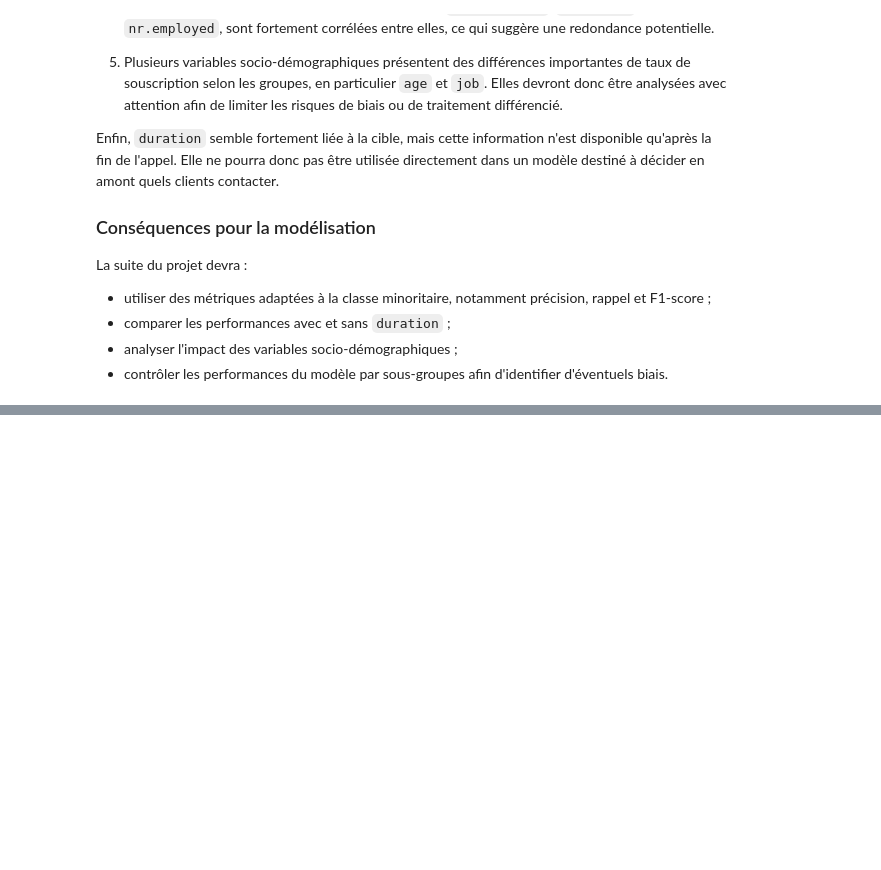
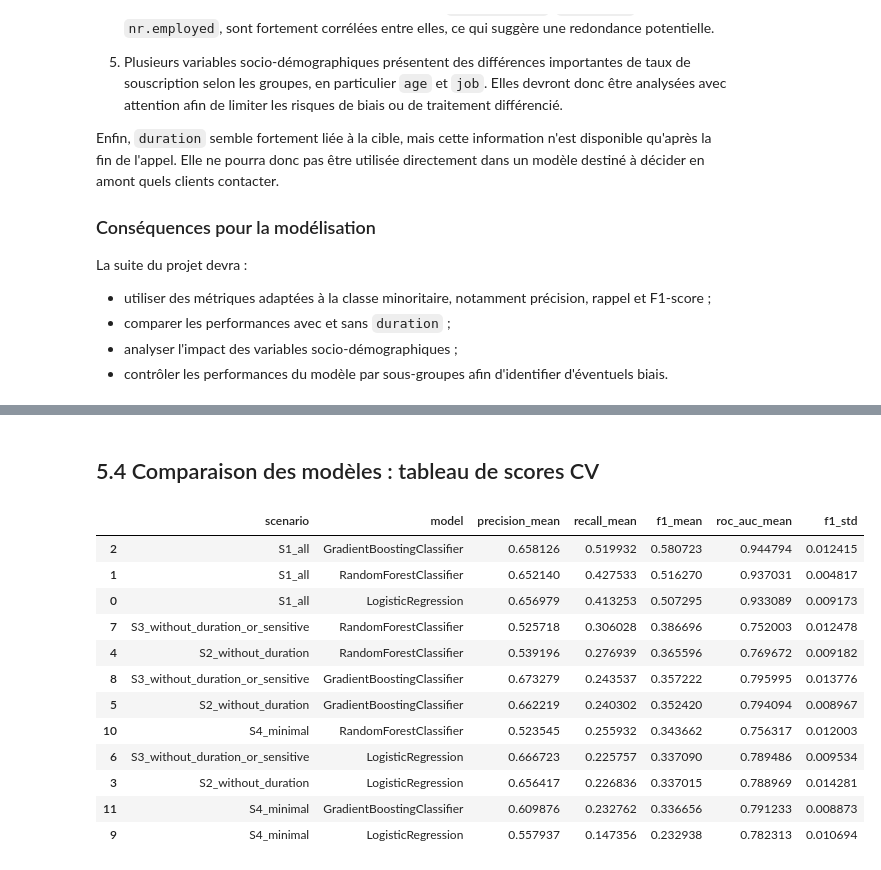
Before and after one commit to anascimento-devid/cas_usage, a Jupyter notebook: notebooks/notebook.ipynb, the cells around one changed output, grey strips where cells are left out. Saved outputs shown, nothing was run; the diff lists cells and outputs as text; code cells hidden in the pictures; blank space fills up the shorter version.

Commit message:
notebook(Notebook): Add model testing and decision

```diff
--- a/notebooks/notebook.ipynb
+++ b/notebooks/notebook.ipynb
@@ -665,0 +800,19 @@ La suite du projet devra :
+# %%
+def get_feature_types(X, features):
+    scenario_df = X[features]
+
+    num_features = (
+        scenario_df
+        .select_dtypes(include="number")
+        .columns
+        .tolist()
+    )
+
+    cat_features = (
+        scenario_df
+        .select_dtypes(include="object")
+        .columns
+        .tolist()
+    )
+
+    return num_features, cat_features
@@ -665,0 +906,19 @@ La suite du projet devra :
+# %%
+modeles = {
+    "LogisticRegression": LogisticRegression(
+        max_iter=1000,
+        random_state=RANDOM_STATE,
+    ),
+    "RandomForestClassifier": RandomForestClassifier(
+        random_state=RANDOM_STATE,
+    ),
+    "GradientBoostingClassifier": GradientBoostingClassifier(
+        random_state=RANDOM_STATE,
+    )
+}
+# %%
+cv = StratifiedKFold(
+    n_splits=5,
+    shuffle=True,
+    random_state=RANDOM_STATE
+)
@@ -665,0 +992,23 @@ La suite du projet devra :
+# %% [markdown]
+## 5.4 Comparaison des modèles : tableau de scores CV
+# %%
+cv_results = pd.DataFrame(results)
+
+cv_results.sort_values(
+    by="f1_mean",
+    ascending=False
+)
+# %% [output]
+|  | scenario | model | precision_mean | recall_mean | f1_mean | roc_auc_mean | f1_std |
+| 2 | S1_all | GradientBoostingClassifier | 0.658126 | 0.519932 | 0.580723 | 0.944794 | 0.012415 |
+| 1 | S1_all | RandomForestClassifier | 0.652140 | 0.427533 | 0.516270 | 0.937031 | 0.004817 |
+| 0 | S1_all | LogisticRegression | 0.656979 | 0.413253 | 0.507295 | 0.933089 | 0.009173 |
+| 7 | S3_without_duration_or_sensitive | RandomForestClassifier | 0.525718 | 0.306028 | 0.386696 | 0.752003 | 0.012478 |
+| 4 | S2_without_duration | RandomForestClassifier | 0.539196 | 0.276939 | 0.365596 | 0.769672 | 0.009182 |
+| 8 | S3_without_duration_or_sensitive | GradientBoostingClassifier | 0.673279 | 0.243537 | 0.357222 | 0.795995 | 0.013776 |
+| 5 | S2_without_duration | GradientBoostingClassifier | 0.662219 | 0.240302 | 0.352420 | 0.794094 | 0.008967 |
+| 10 | S4_minimal | RandomForestClassifier | 0.523545 | 0.255932 | 0.343662 | 0.756317 | 0.012003 |
+| 6 | S3_without_duration_or_sensitive | LogisticRegression | 0.666723 | 0.225757 | 0.337090 | 0.789486 | 0.009534 |
+| 3 | S2_without_duration | LogisticRegression | 0.656417 | 0.226836 | 0.337015 | 0.788969 | 0.014281 |
+| 11 | S4_minimal | GradientBoostingClassifier | 0.609876 | 0.232762 | 0.336656 | 0.791233 | 0.008873 |
+| 9 | S4_minimal | LogisticRegression | 0.557937 | 0.147356 | 0.232938 | 0.782313 | 0.010694 |
```
Also changed, not shown: parts of 70 cells of this notebook, 2 other files.
